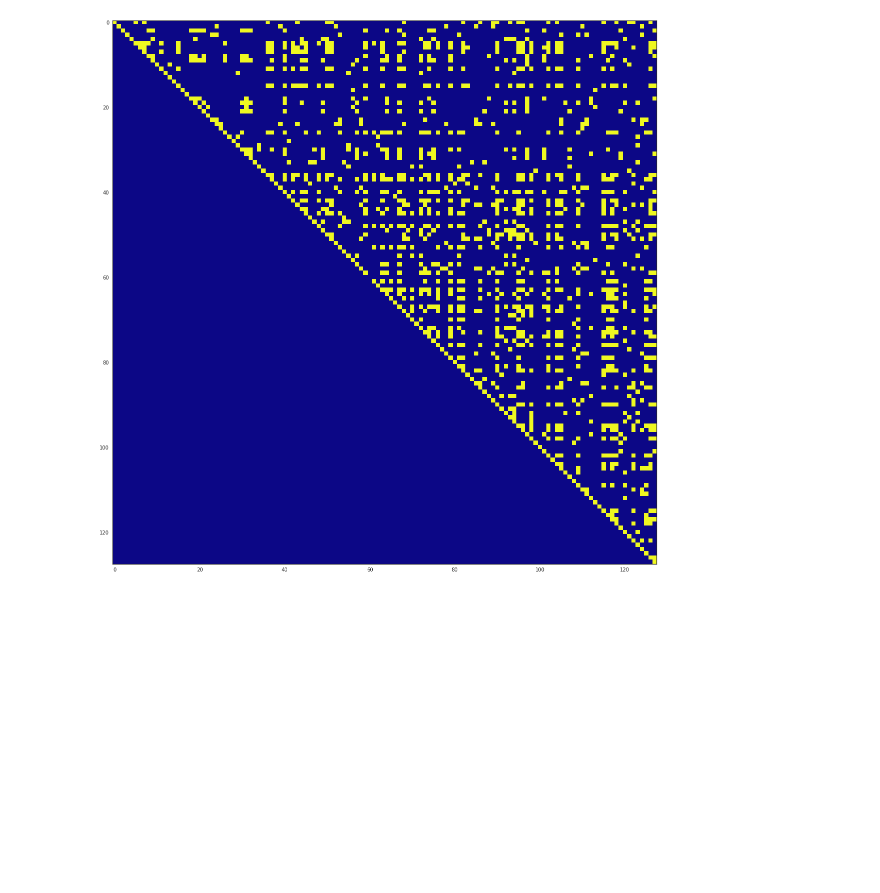
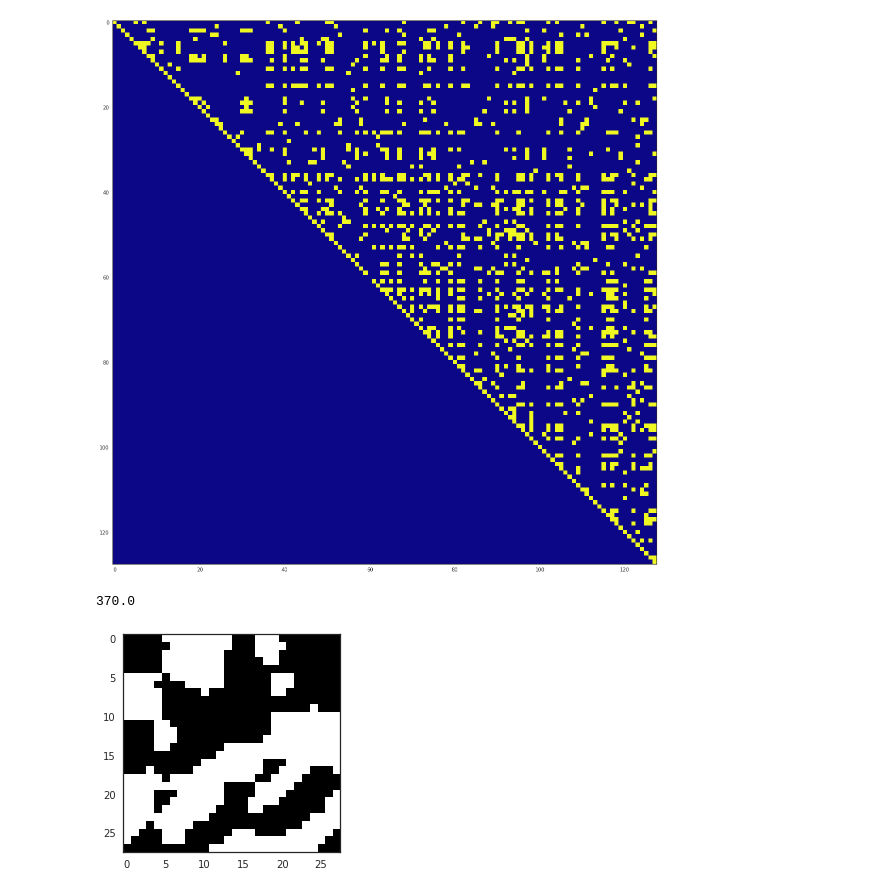
Before and after one commit to mehdidc/out_of_class, a Jupyter notebook: ae/analyze.ipynb, the cells around one changed output. Cells and saved outputs as stored; diff of their text form; code cells hidden in the pictures; blank space fills up the shorter version.

```diff
--- a/ae/analyze.ipynb
+++ b/ae/analyze.ipynb
@@ -104,6 +104,6 @@ def plot_generated(code_2d, categories):
         s=30
     )
 # %%
-folder = 'hwrt'
+folder = 'mnist'
 # %%
 model = load('results/{}'.format(folder))
@@ -262,3 +243,24 @@ plt.imshow(m>0.3, cmap='plasma')
 # %% [output]
 <matplotlib.image.AxesImage at 0x...>
 [figure]
+# %%
+x = K.placeholder((None, 1, 28, 28))
+y = x
+for t in range(10):
+    for l in model.layers:
+        y = l(y)
+loss = y[:, :, 13, 13].mean()
+g = K.gradients(loss, x)
+get_g = K.function([x], g)
+pred = K.function([x], y)
+# %%
+#v = np.random.uniform(size=(1, 1, 28, 28)).astype(np.float32)
+#v = np.ones((1, 1, 28, 28)).astype(np.float32)
+#v = X[0:1]
+gval = (get_g([v])>0).astype(np.float32)
+print(gval.sum())
+plt.imshow(gval[0, 0], cmap='gray')
+plt.show()
+# %% [output]
+370.0
+[figure, added]
```
Also changed, not shown: parts of 3 cells of this notebook, 1 other file.
